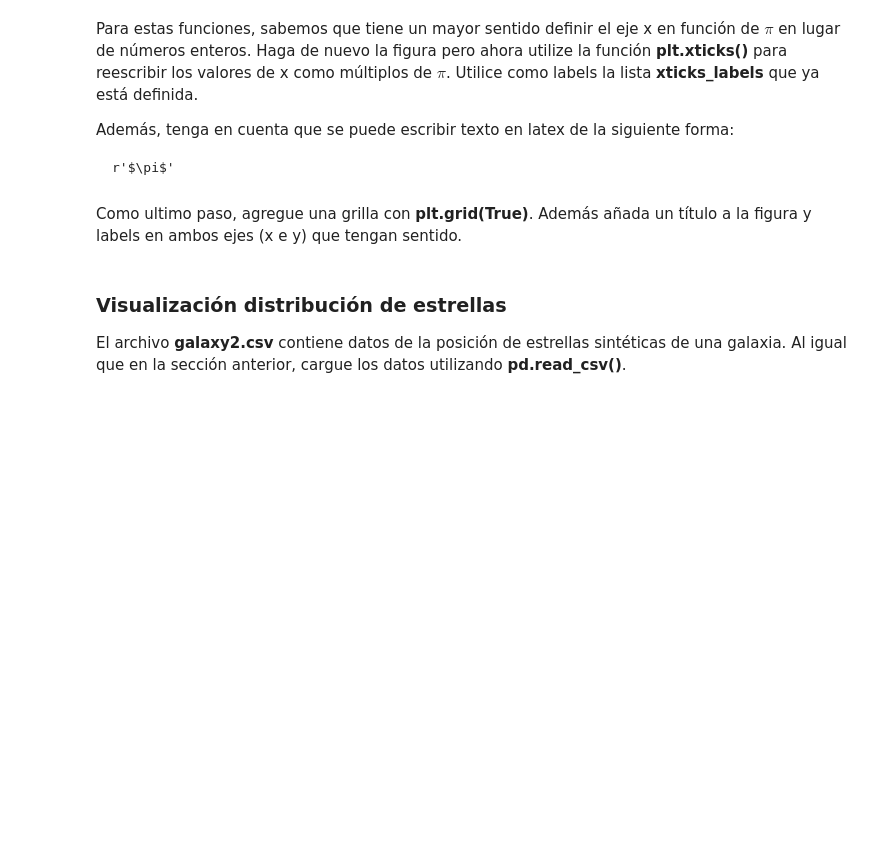
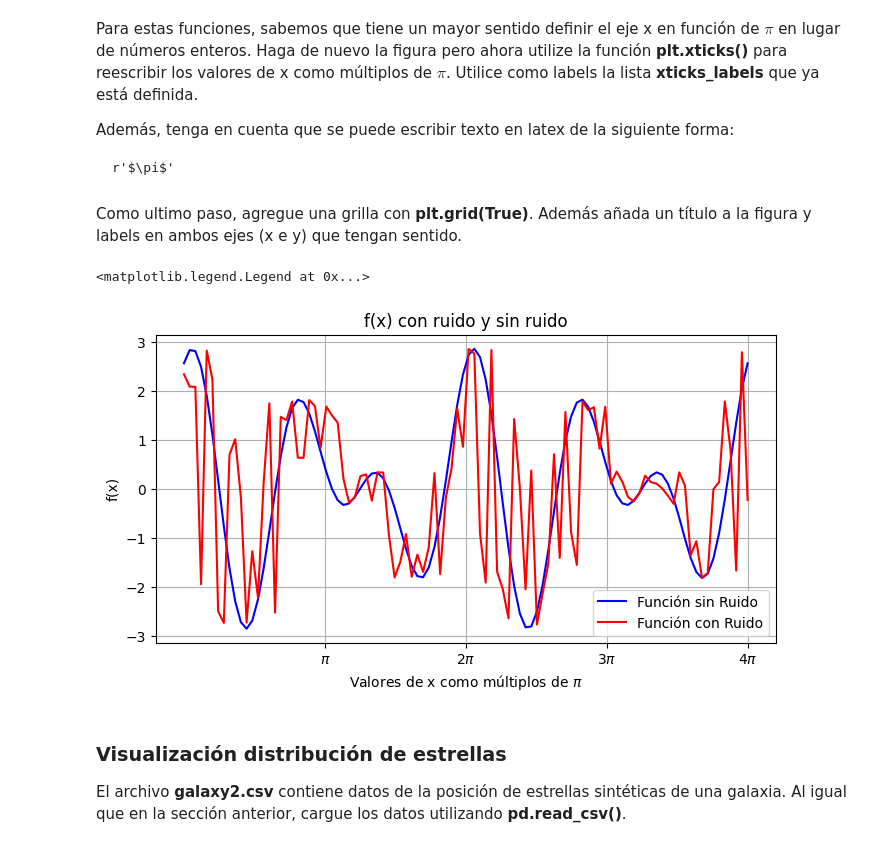
Before and after one commit to FranciscaHM/Tarea-1, a Jupyter notebook: Tarea_1.ipynb, the cells around one changed output. Saved outputs shown, nothing was run; the diff lists cells and outputs as text; code cells hidden in the pictures; blank space fills up the shorter version.

```diff
--- a/Tarea_1.ipynb
+++ b/Tarea_1.ipynb
@@ -301,6 +333,26 @@ r'$\pi$'
 xticks_labels = [r'$\pi$', r'$2\pi$', r'$3\pi$', r'$4\pi$']
 # %% [markdown]
 Como ultimo paso, agregue una grilla con **plt.grid(True)**. Además añada un título a la figura y labels en ambos ejes (x e y) que tengan sentido.
+# %%
+plt.figure(figsize=(8,4))
+# Línea para plotear función sin ruido
+plt.plot(x_values,f(x_values),color='blue',label='Función sin Ruido')
+
+# Línea para plotear función con ruido
+plt.plot(x_values,f(x_values+ruido),color='red',label='Función con Ruido')
+
+#Agregamos la gruilla.
+plt.grid(True)
+
+#Agregar etiquetas.
+plt.xlabel(r'Valores de x como múltiplos de $\pi$')
+plt.xticks(np.arange(pi,5*pi,pi),xticks_labels)
+plt.ylabel('f(x)')
+plt.title("f(x) con ruido y sin ruido")
+plt.legend()
+# %% [output]
+<matplotlib.legend.Legend at 0x...>
+[figure, added]
 # %% [markdown]
 ### Visualización distribución de estrellas
 
```
Also changed, not shown: parts of 19 cells of this notebook.
